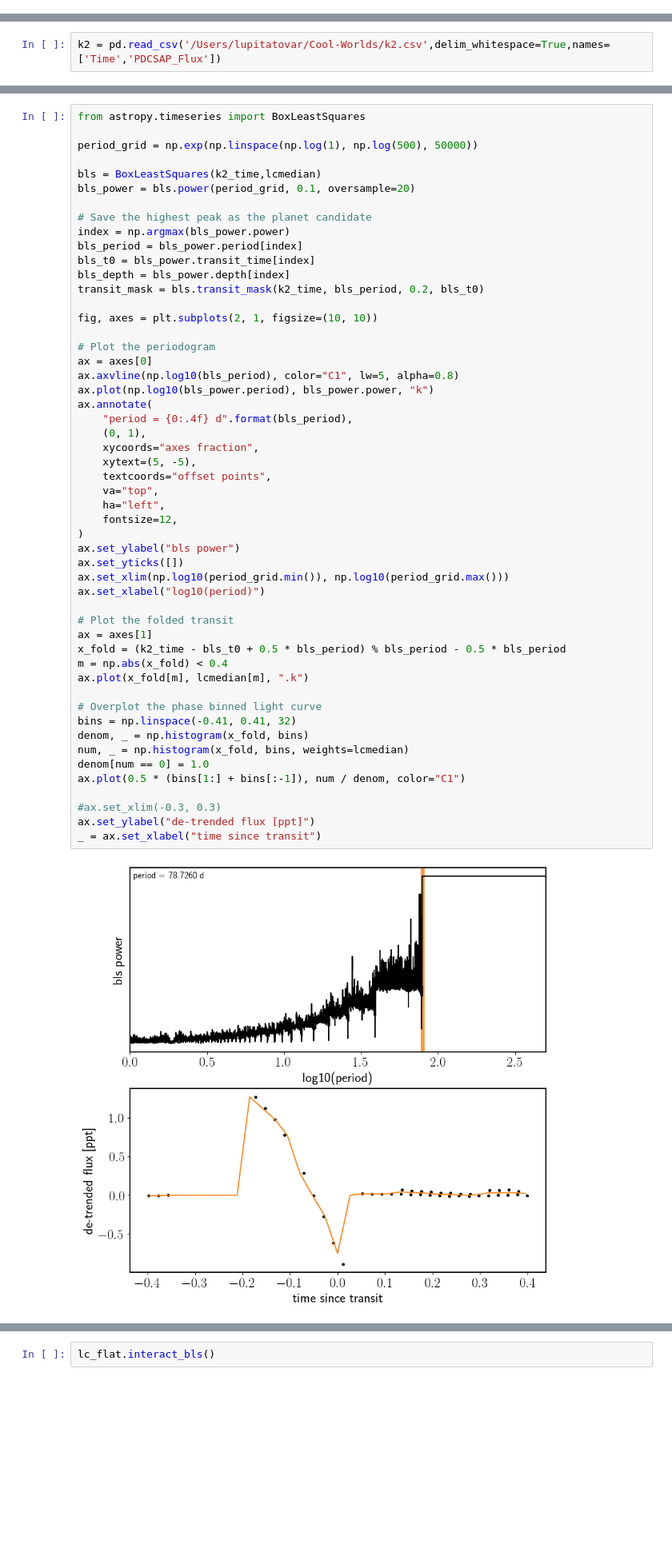
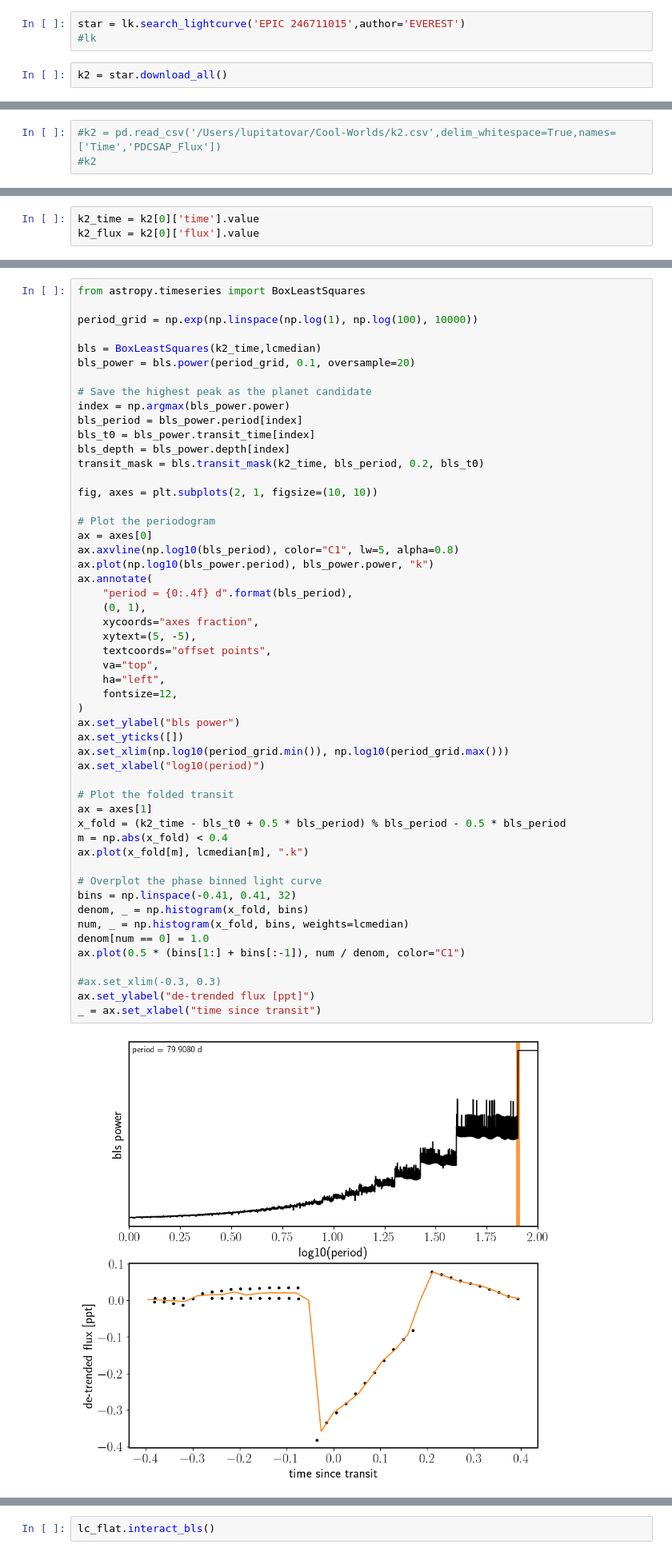
Before and after one commit to lupitatovar/Cool-Worlds, a Jupyter notebook: notebooks/K2_target.ipynb, the cells around one changed output, grey strips where cells are left out. Shown at 80% size. Cells and saved outputs as stored; diff of their text form; blank space fills up the shorter version.

```diff
--- a/notebooks/K2_target.ipynb
+++ b/notebooks/K2_target.ipynb
@@ -28,3 +28,8 @@ plt.rcParams['axes.linewidth']=1.5
 # Kepler Data
 
 https://exoplanetarchive.ipac.caltech.edu/overview/EPIC%20246711015
+# %%
+star = lk.search_lightcurve('EPIC 246711015',author='EVEREST')
+#lk
+# %%
+k2 = star.download_all()
@@ -31,2 +51,3 @@ https://exoplanetarchive.ipac.caltech.edu/overview/EPIC%20246711015
 # %%
-k2 = pd.read_csv('/Users/lupitatovar/Cool-Worlds/k2.csv',delim_whitespace=True,names=['Time','PDCSAP_Flux'])
+#k2 = pd.read_csv('/Users/lupitatovar/Cool-Worlds/k2.csv',delim_whitespace=True,names=['Time','PDCSAP_Flux'])
+#k2
@@ -43,3 +54,6 @@ k2_flux = k2['PDCSAP_Flux'].values
+# %%
+k2_time = k2[0]['time'].value
+k2_flux = k2[0]['flux'].value
 # %%
 lcmedian = (k2_flux/np.nanmedian(k2_flux))-1
 lcmedian
@@ -57,7 +89,7 @@ Text(0, 0.5, 'Relative Flux')
 # %%
 from astropy.timeseries import BoxLeastSquares
 
-period_grid = np.exp(np.linspace(np.log(1), np.log(500), 50000))
+period_grid = np.exp(np.linspace(np.log(1), np.log(100), 10000))
 
 bls = BoxLeastSquares(k2_time,lcmedian)
 bls_power = bls.power(period_grid, 0.1, oversample=20)
@@ -80,31 +112,31 @@ ax.annotate(
     (0, 1),
     xycoords="axes fraction",
     xytext=(5, -5),
     textcoords="offset points",
     va="top",
     ha="left",
     fontsize=12,
 )
 ax.set_ylabel("bls power")
 ax.set_yticks([])
 ax.set_xlim(np.log10(period_grid.min()), np.log10(period_grid.max()))
 ax.set_xlabel("log10(period)")
 
 # Plot the folded transit
 ax = axes[1]
 x_fold = (k2_time - bls_t0 + 0.5 * bls_period) % bls_period - 0.5 * bls_period
 m = np.abs(x_fold) < 0.4
 ax.plot(x_fold[m], lcmedian[m], ".k")
 
 # Overplot the phase binned light curve
 bins = np.linspace(-0.41, 0.41, 32)
 denom, _ = np.histogram(x_fold, bins)
 num, _ = np.histogram(x_fold, bins, weights=lcmedian)
 denom[num == 0] = 1.0
 ax.plot(0.5 * (bins[1:] + bins[:-1]), num / denom, color="C1")
 
 #ax.set_xlim(-0.3, 0.3)
 ax.set_ylabel("de-trended flux [ppt]")
 _ = ax.set_xlabel("time since transit")
 # %% [output]
-[figure, old version]
+[figure, new version]
```
Also changed, not shown: parts of 41 cells of this notebook, 6 other files.
